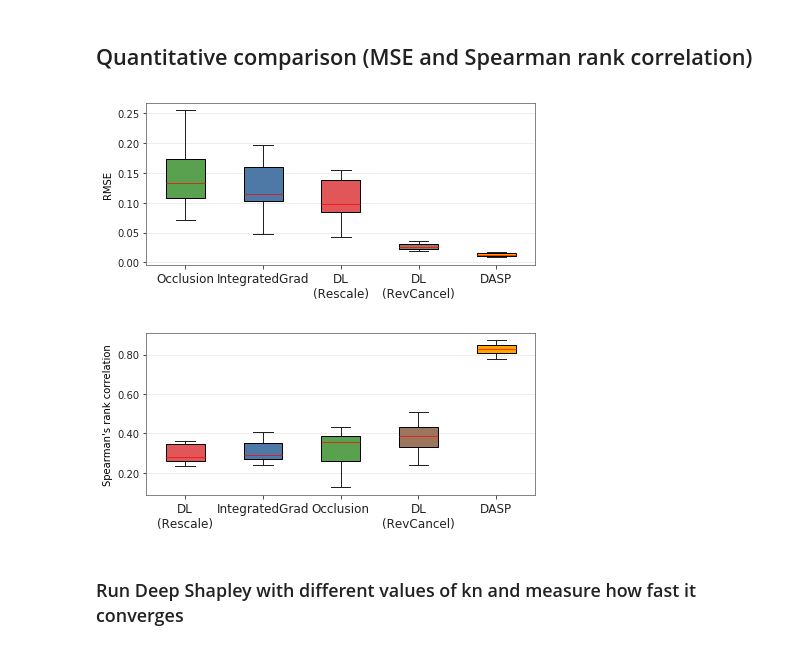
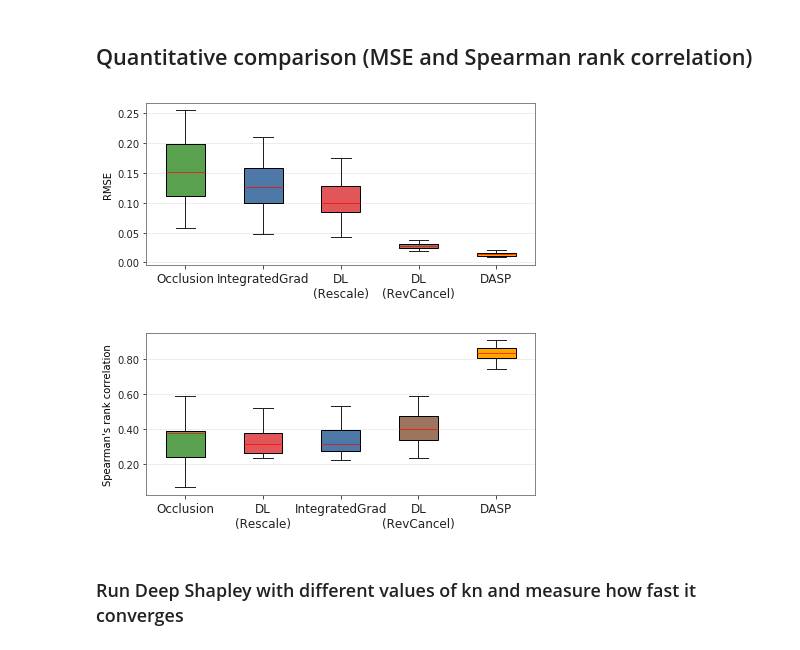
Before and after one commit to marcoancona/DASP, a Jupyter notebook: examples/cifar10/cifar10_cnn.ipynb, the cells around one changed output. Saved outputs shown, nothing was run; the diff lists cells and outputs as text; code cells hidden in the pictures.

```diff
--- a/examples/cifar10/cifar10_cnn.ipynb
+++ b/examples/cifar10/cifar10_cnn.ipynb
@@ -51,6 +51,6 @@ Using TF: 1.11.0
 Using Keras: 2.2.4
 # %%
-SKIP_TRAIN = False
+SKIP_TRAIN = True
 saved_model_file = '.model.h5'
 saved_model_weights_file = '.model_weights.h5'
 
@@ -292,6 +294,6 @@ def callback(snapshot):
 
 def run_sampling(runs):
     return run_shapley_sampling(fModel, xs, ys, runs=runs, feat_dims=[1,2], callback=callback)
-a_sampling = run_sampling(2**13)
+a_sampling = run_sampling(2**11)
 # %% [output]
 Data shape:  [20, 32, 32, 3]
@@ -346,18 +349,18 @@ plot_attribution_maps("cifar10",
 # %%
 from utils.utils import plot_mse_comparison, plot_correlation_comparison
 
 
 plot_mse_comparison('cifar10',
-                    [x[1][:10] for x in attributions],
+                    [x[1][:20] for x in attributions],
                     [x[0] for x in attributions],
                     gt_idx=-1)
 plot_correlation_comparison('cifar10',
-                        [x[1][:10] for x in attributions],
+                        [x[1][:20] for x in attributions],
                         [x[0] for x in attributions],
                         gt_idx=-1)
 # %% [output]
-[figure, old version]
+[figure, new version]
-[figure, old version]
+[figure, new version]
 # %% [markdown]
 ### Run Deep Shapley with different values of kn and measure how fast it converges
 # %%
```
Also changed, not shown: parts of 8 cells of this notebook, 11 other files.
